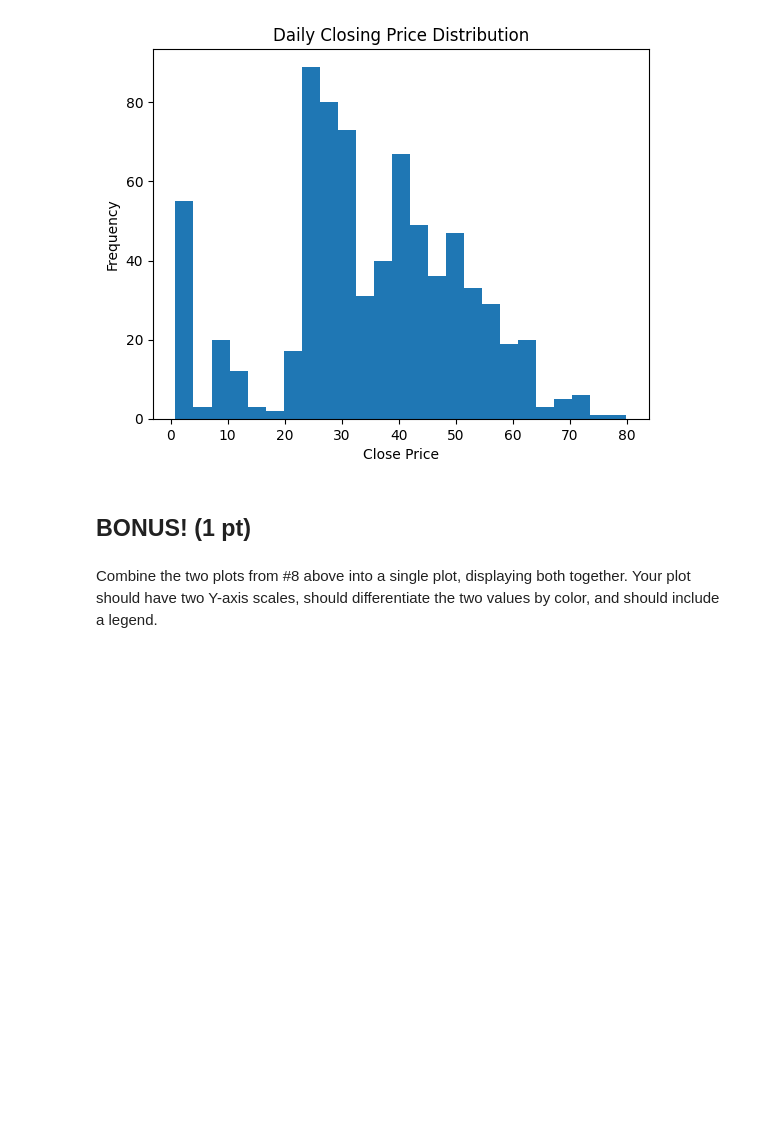
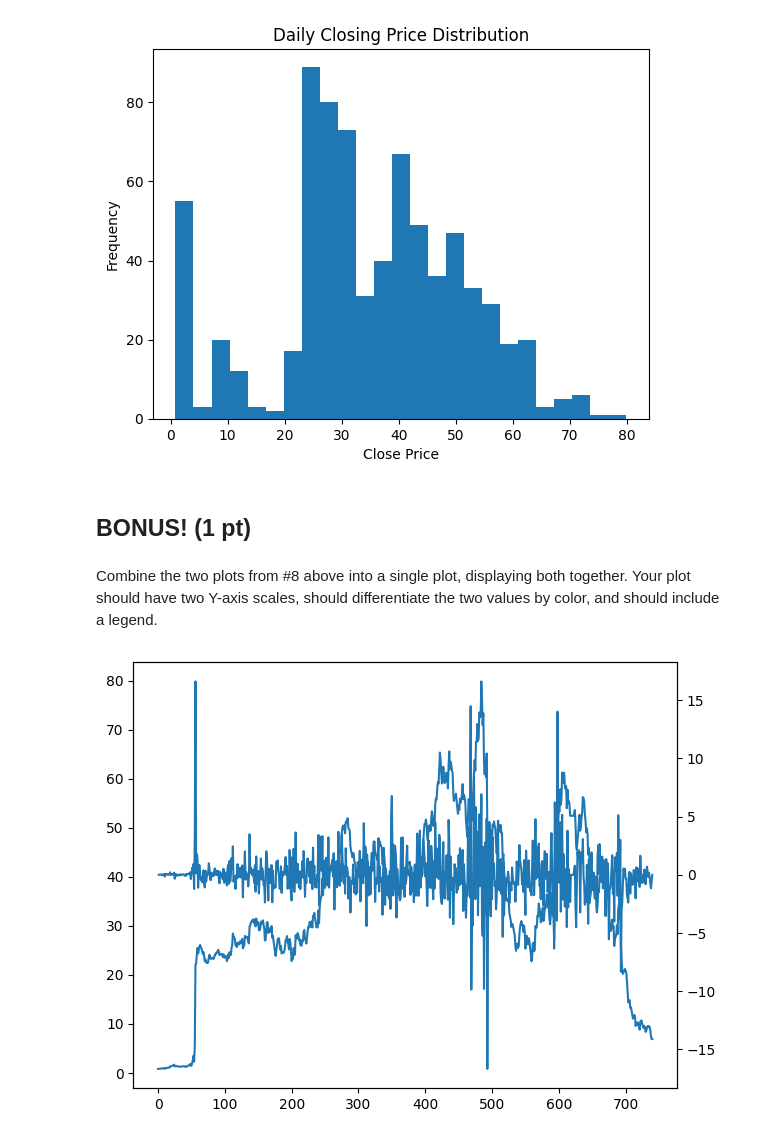
Before and after one commit to cann-emma/DS1002-zgb8ts, a Jupyter notebook: labs/lab1/lab1-ftx-stock-pricing.ipynb, the cells around one changed output. Saved outputs shown, nothing was run; the diff lists cells and outputs as text; code cells hidden in the pictures; blank space fills up the shorter version.

```diff
--- a/labs/lab1/lab1-ftx-stock-pricing.ipynb
+++ b/labs/lab1/lab1-ftx-stock-pricing.ipynb
@@ -149,3 +162,12 @@ plt.show()
 ## BONUS! (1 pt)
 # %% [markdown]
 Combine the two plots from #8 above into a single plot, displaying both together. Your plot should have two Y-axis scales, should differentiate the two values by color, and should include a legend.
+# %%
+# To be revisited
+fig, close= plt.subplots()
+close.plot(Fftx['close'])
+close2= close.twinx()
+close2.plot(Fftx['close_change'])
+fig.tight_layout()
+# %% [output]
+[figure, added]
```
Also changed, not shown: parts of 3 cells of this notebook.
